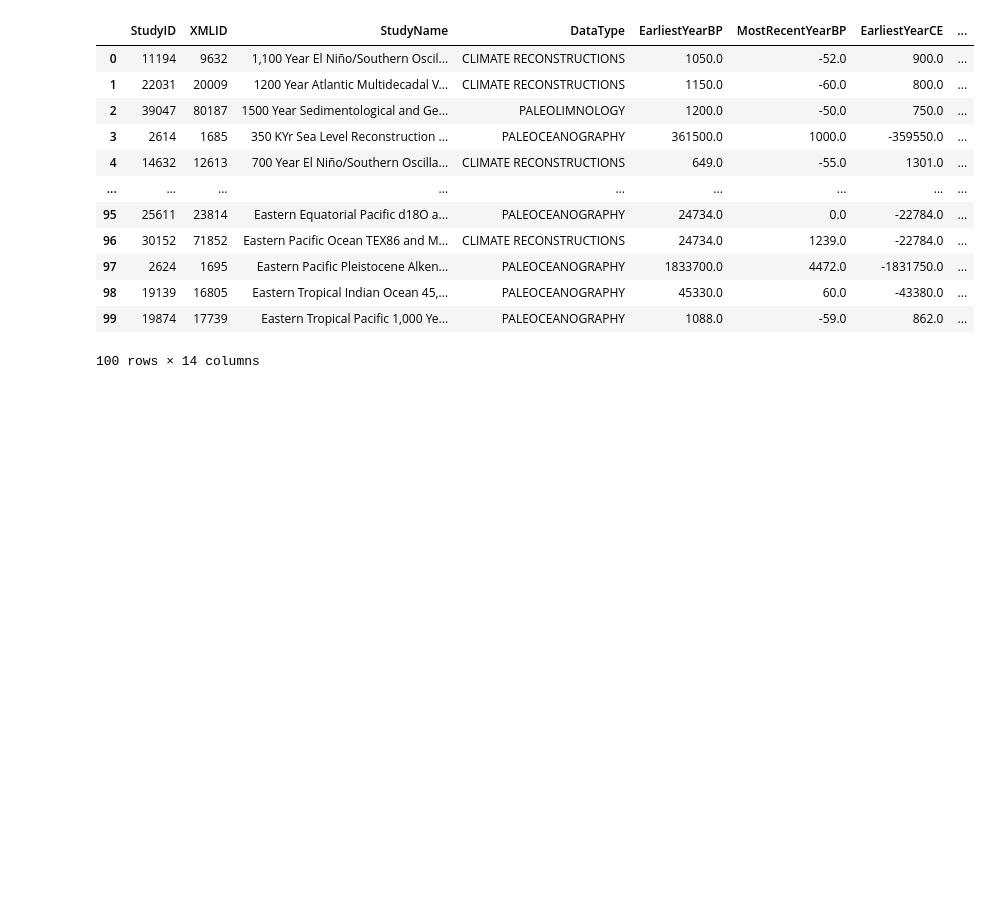
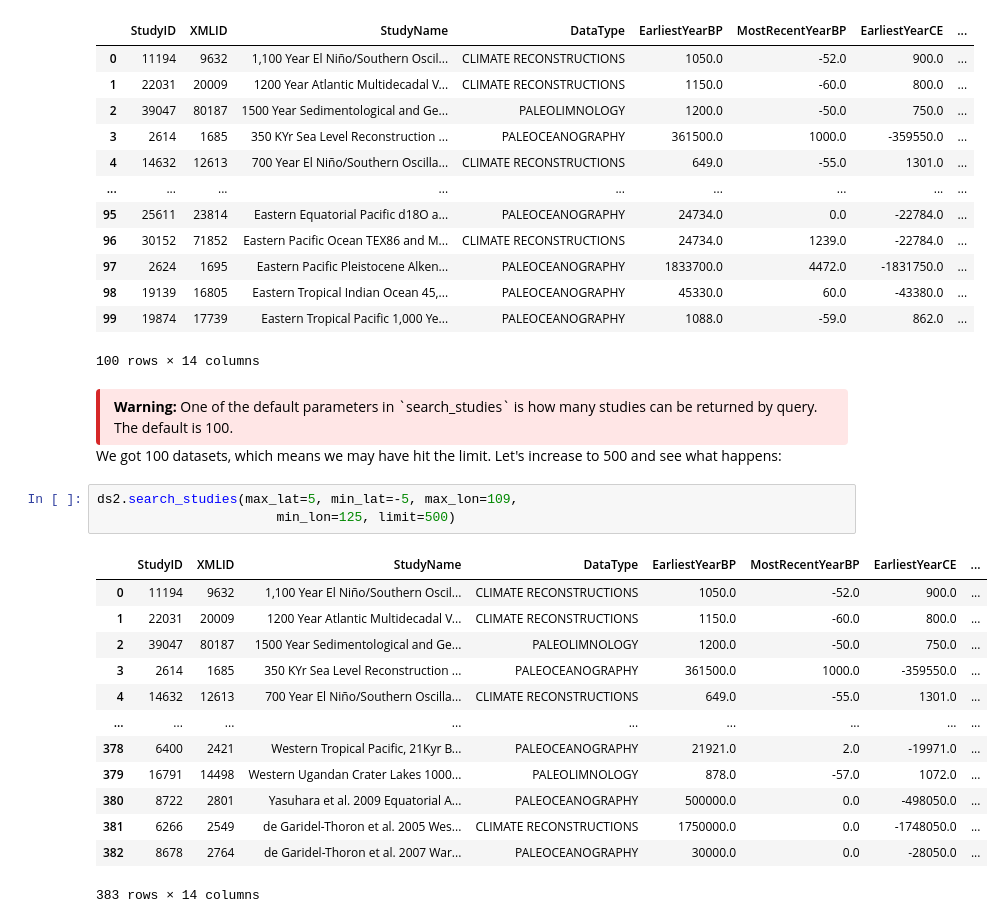
Before and after one commit to LinkedEarth/pyleotupsTutorials, a Jupyter notebook: notebooks/querying.ipynb, the cells around one changed output. Cells and saved outputs as stored; diff of their text form; blank space fills up the shorter version.

```diff
--- a/notebooks/querying.ipynb
+++ b/notebooks/querying.ipynb
@@ -141,3 +194,26 @@ ds2.search_studies(max_lat=5, min_lat=-5, max_lon=109,
 | 98 | 19139 | 16805 | Eastern Tropical Indian Ocean 45,... | PALEOCEANOGRAPHY | 45330.0 | 60.0 | -43380.0 | ... |
 | 99 | 19874 | 17739 | Eastern Tropical Pacific 1,000 Ye... | PALEOCEANOGRAPHY | 1088.0 | -59.0 | 862.0 | ... |
 100 rows × 14 columns
+# %% [markdown]
+<div style="border-left: 4px solid #d62728; background: #ffe6e6; padding: 0.5em 1em; border-radius: 4px;">
+  <strong>Warning:</strong> One of the default parameters in `search_studies` is how many studies can be returned by query. The default is 100.
+</div>
+
+We got 100 datasets, which means we may have hit the limit. Let's increase to 500 and see what happens:
+# %%
+ds2.search_studies(max_lat=5, min_lat=-5, max_lon=109,
+                       min_lon=125, limit=500)
+# %% [output]
+|  | StudyID | XMLID | StudyName | DataType | EarliestYearBP | MostRecentYearBP | EarliestYearCE | ... |
+| 0 | 11194 | 9632 | 1,100 Year El Niño/Southern Oscil... | CLIMATE RECONSTRUCTIONS | 1050.0 | -52.0 | 900.0 | ... |
+| 1 | 22031 | 20009 | 1200 Year Atlantic Multidecadal V... | CLIMATE RECONSTRUCTIONS | 1150.0 | -60.0 | 800.0 | ... |
+| 2 | 39047 | 80187 | 1500 Year Sedimentological and Ge... | PALEOLIMNOLOGY | 1200.0 | -50.0 | 750.0 | ... |
+| 3 | 2614 | 1685 | 350 KYr Sea Level Reconstruction ... | PALEOCEANOGRAPHY | 361500.0 | 1000.0 | -359550.0 | ... |
+| 4 | 14632 | 12613 | 700 Year El Niño/Southern Oscilla... | CLIMATE RECONSTRUCTIONS | 649.0 | -55.0 | 1301.0 | ... |
+| ... | ... | ... | ... | ... | ... | ... | ... | ... |
+| 378 | 6400 | 2421 | Western Tropical Pacific, 21Kyr B... | PALEOCEANOGRAPHY | 21921.0 | 2.0 | -19971.0 | ... |
+| 379 | 16791 | 14498 | Western Ugandan Crater Lakes 1000... | PALEOLIMNOLOGY | 878.0 | -57.0 | 1072.0 | ... |
+| 380 | 8722 | 2801 | Yasuhara et al. 2009 Equatorial A... | PALEOCEANOGRAPHY | 500000.0 | 0.0 | -498050.0 | ... |
+| 381 | 6266 | 2549 | de Garidel-Thoron et al. 2005 Wes... | CLIMATE RECONSTRUCTIONS | 1750000.0 | 0.0 | -1748050.0 | ... |
+| 382 | 8678 | 2764 | de Garidel-Thoron et al. 2007 War... | PALEOCEANOGRAPHY | 30000.0 | 0.0 | -28050.0 | ... |
+383 rows × 14 columns
```
Also changed, not shown: parts of 31 cells of this notebook, 1 other file.
